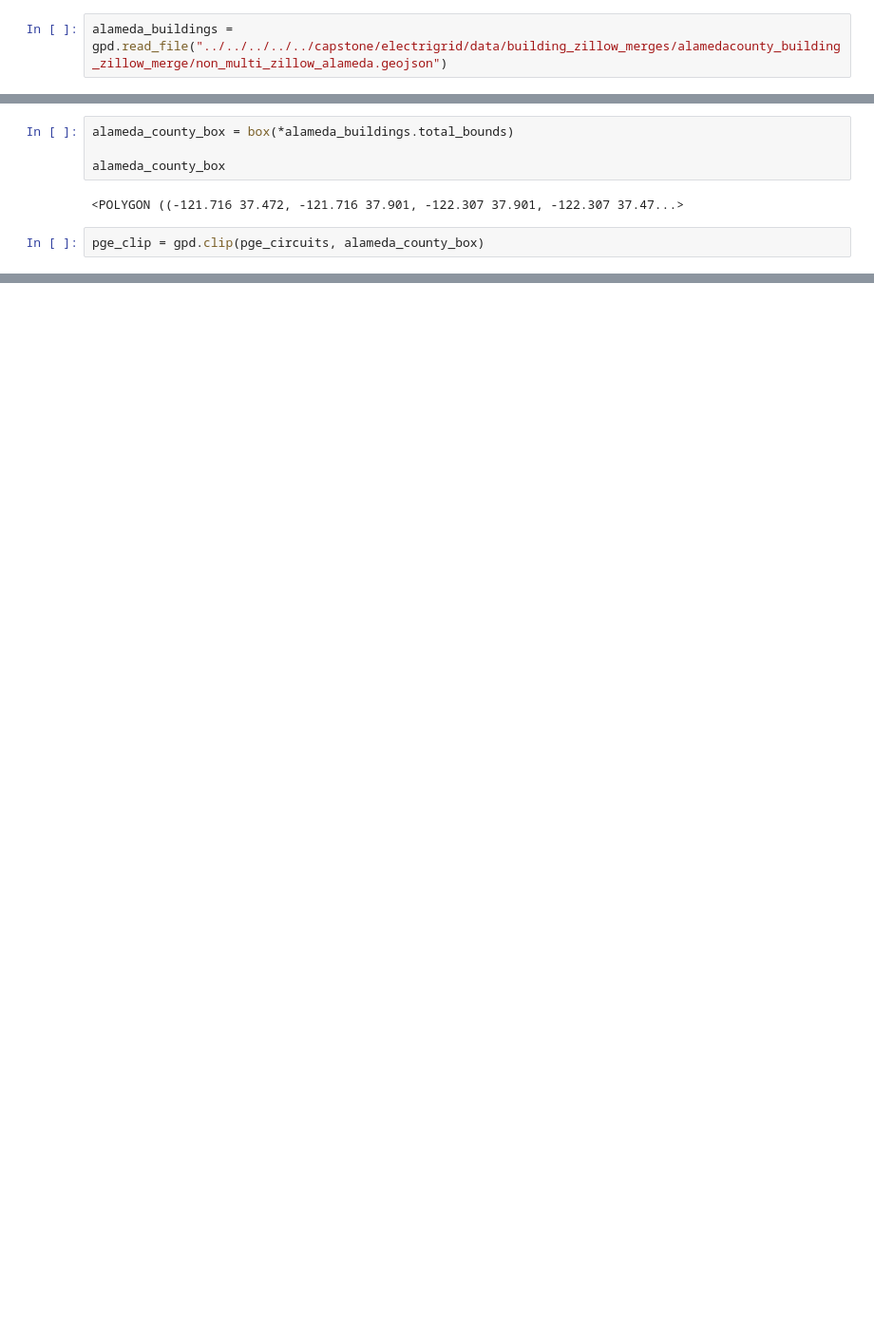
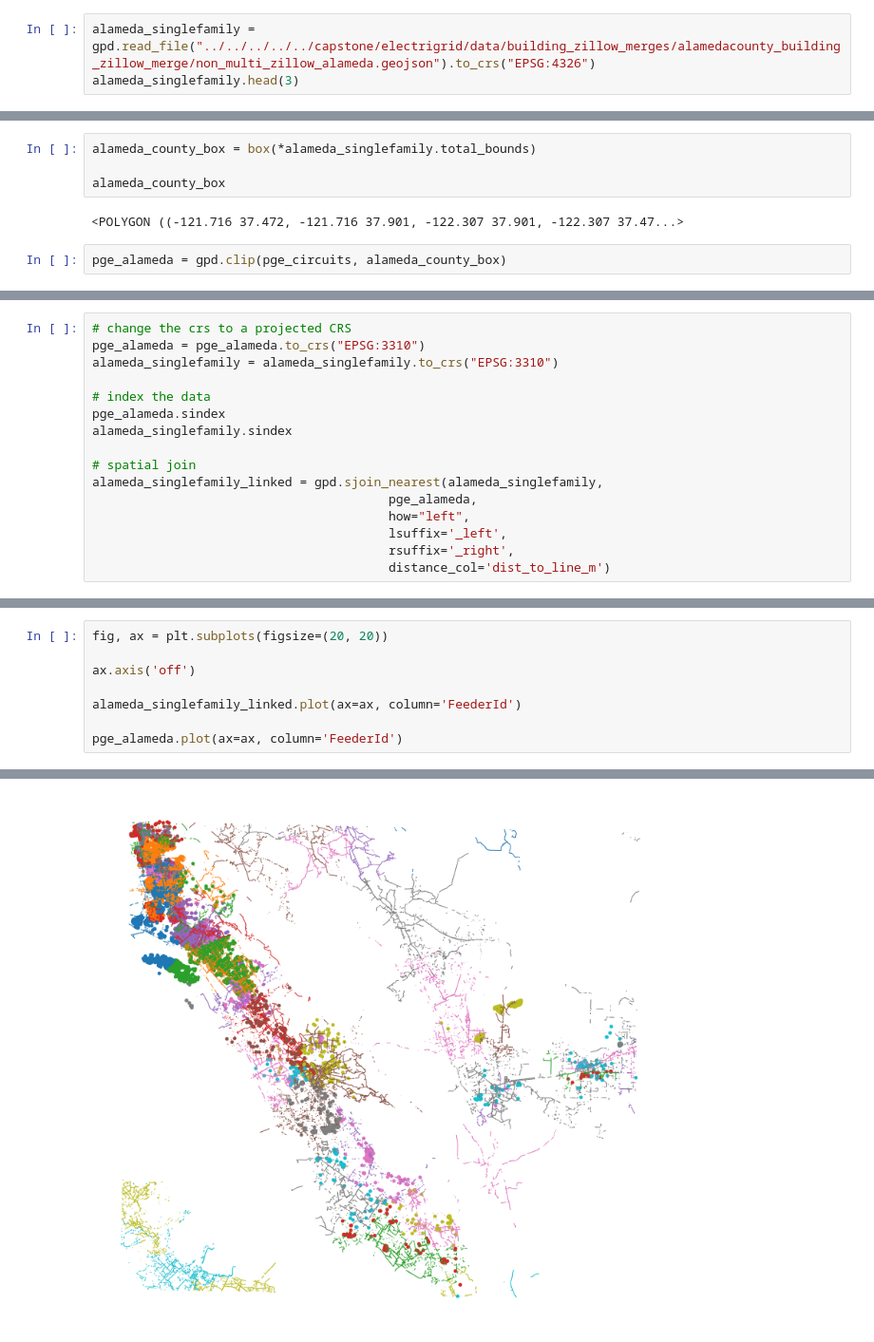
Before and after one commit to sofiiir/buildings-utility-link, a Jupyter notebook: pge_link.ipynb, the cells around one changed output, grey strips where cells are left out. Shown at 95% size. Cells and saved outputs as stored; diff of their text form; blank space fills up the shorter version.

Commit message:
Link pge feederlines to homes

```diff
--- a/pge_link.ipynb
+++ b/pge_link.ipynb
@@ -35,4 +33,5 @@ pge_circuits.head(3)
 # %% [markdown]
 Single family homes (Zillow point data) for Alameda county
 # %%
-alameda_buildings = gpd.read_file("../../../../../capstone/electrigrid/data/building_zillow_merges/alamedacounty_building_zillow_merge/non_multi_zillow_alameda.geojson")
+alameda_singlefamily = gpd.read_file("../../../../../capstone/electrigrid/data/building_zillow_merges/alamedacounty_building_zillow_merge/non_multi_zillow_alameda.geojson").to_crs("EPSG:4326")
+alameda_singlefamily.head(3)
@@ -75,9 +81,9 @@ pge_circuits.plot(ax=ax, color='red')
 # %%
-alameda_county_box = box(*alameda_buildings.total_bounds)
+alameda_county_box = box(*alameda_singlefamily.total_bounds)
 
 alameda_county_box
 # %% [output]
 <POLYGON ((-121.716 37.472, -121.716 37.901, -122.307 37.901, -122.307 37.47...>
 # %%
-pge_clip = gpd.clip(pge_circuits, alameda_county_box)
+pge_alameda = gpd.clip(pge_circuits, alameda_county_box)
 # %%
@@ -103,0 +106,16 @@ pge_clip.plot(ax=ax, color='red')
+# %%
+# change the crs to a projected CRS
+pge_alameda = pge_alameda.to_crs("EPSG:3310")
+alameda_singlefamily = alameda_singlefamily.to_crs("EPSG:3310")
+
+# index the data
+pge_alameda.sindex
+alameda_singlefamily.sindex
+
+# spatial join
+alameda_singlefamily_linked = gpd.sjoin_nearest(alameda_singlefamily,
+                                        pge_alameda,
+                                        how="left",
+                                        lsuffix='_left',
+                                        rsuffix='_right',
+                                        distance_col='dist_to_line_m')
@@ -103,0 +171,9 @@ pge_clip.plot(ax=ax, color='red')
+# %%
+fig, ax = plt.subplots(figsize=(20, 20))
+
+ax.axis('off')
+
+alameda_singlefamily_linked.plot(ax=ax, column='FeederId')
+
+pge_alameda.plot(ax=ax, column='FeederId')
+# %% [output]
@@ -103,0 +181 @@ pge_clip.plot(ax=ax, color='red')
+[figure, added]
```
Also changed, not shown: parts of 25 cells of this notebook.
